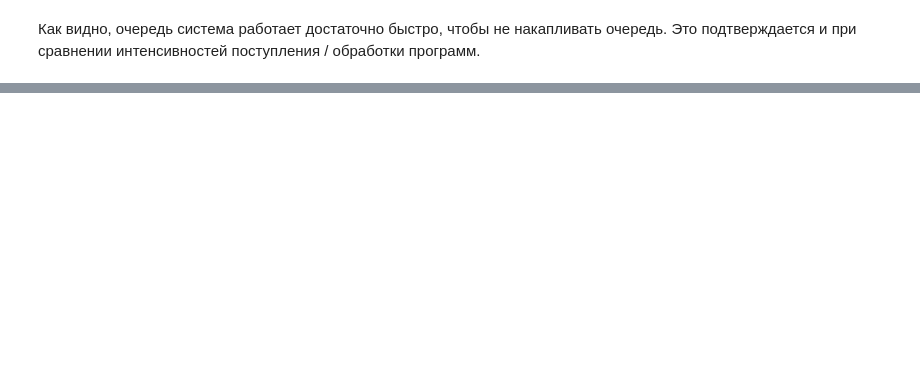
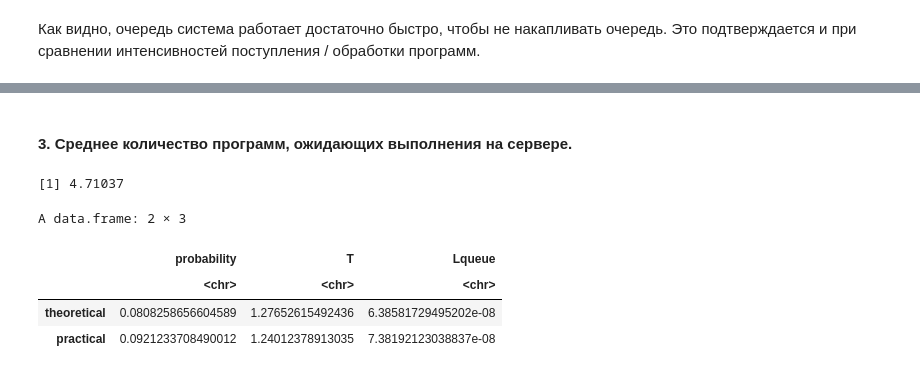
Before and after one commit to DeadlySquad13/t4-2-PerformanceAnalysis__Labs, a Jupyter notebook: Lab4/Lab4.ipynb, the cells around one changed output, grey strips where cells are left out. Saved outputs shown, nothing was run; the diff lists cells and outputs as text; code cells hidden in the pictures; blank space fills up the shorter version.

```diff
--- a/Lab4/Lab4.ipynb
+++ b/Lab4/Lab4.ipynb
@@ -180,0 +274,3 @@ Lqueue
+# %%
+probability <- resources %>% with(sum(server == m) / length(server)) / 2
+results$probability[2] <- probability
@@ -180,0 +279,3 @@ Lqueue
+# %%
+arrivals <- get_mon_arrivals(env)
+arrivals
@@ -180,0 +302,18 @@ Lqueue
+# %%
+T <-arrivals %>% subset(finished) %>% with(mean(end_time - start_time))
+results$T[2] <- T
+# %% [markdown]
+#### 3. Среднее количество программ, ожидающих выполнения на сервере.
+# %%
+Lqueue <- resources %>% with(mean(queue))
+results$Lqueue[2] <- Lqueue
+# %% [output]
+[1] 4.71037
+# %%
+results
+# %% [output]
+A data.frame: 2 × 3
+|  | probability | T | Lqueue |
+|  | <chr> | <chr> | <chr> |
+| theoretical | 0.0808258656604589 | 1.27652615492436 | 6.38581729495202e-08 |
+| practical | 0.0921233708490012 | 1.24012378913035 | 7.38192123038837e-08 |
```
Also changed, not shown: parts of 18 cells of this notebook, 1 other file.
